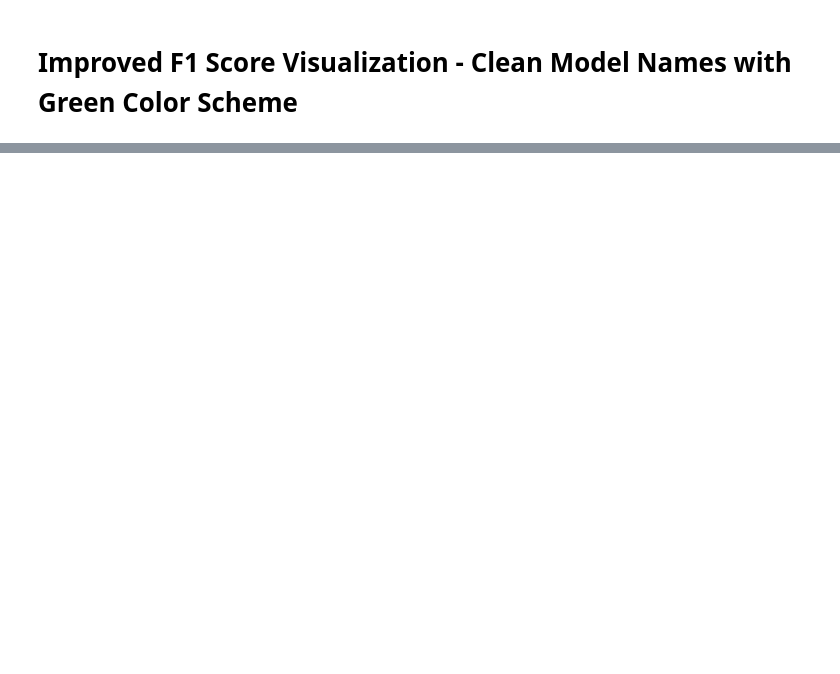
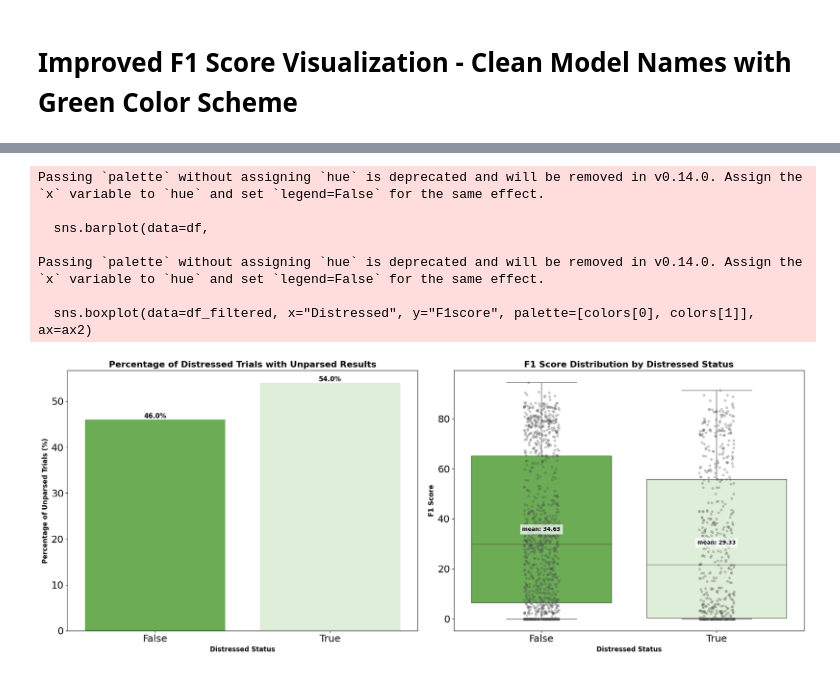
Before and after one commit to AaronYuuu/PDF_benchmarking, a Jupyter notebook: graphs/vis.ipynb, the cells around one changed output, grey strips where cells are left out. Saved outputs shown, nothing was run; the diff lists cells and outputs as text; code cells hidden in the pictures; blank space fills up the shorter version.

```diff
--- a/graphs/vis.ipynb
+++ b/graphs/vis.ipynb
@@ -790,3 +376,53 @@ GliNER                           NaN       6.23        6.23
 Color Legend:
 Light Green (One-shot): LTNER/GPT-NER prompting
 Dark Green (Zero-shot): Normal prompting
+# %%
+
+fig, (ax1, ax2) = plt.subplots(1, 2, figsize=(20, 8))
+
+# Left plot: Percentage of Distressed Trials with Unparsed Results
+parse_error = data[data["Parsed"] == False]
+distressed_percent = parse_error["Distressed"].value_counts(normalize=True).mul(100)
+df = distressed_percent.reset_index()
+df.columns = ['Distressed', 'proportion']
+
+sns.barplot(data=df,
+            x='Distressed', y='proportion', palette=[colors[0], colors[1]], ax=ax1)
+
+ax1.set_title("Percentage of Distressed Trials with Unparsed Results", fontsize=16, fontweight='bold')
+ax1.set_xlabel("Distressed Status", fontsize=12, fontweight='bold')
+ax1.set_ylabel("Percentage of Unparsed Trials (%)", fontsize=12, fontweight='bold')
+ax1.tick_params(axis='x', rotation=0)
+
+# Add percentage labels on bars
+for container in ax1.containers:
+    ax1.bar_label(container, fmt='%.1f%%', fontsize=12, color='black', fontweight='bold')
+
+# Right plot: F1 Score by Distressed Status
+df_filtered = data[data["Parsed"] != False]  # Filter rows where "Parsed" is not False
+
+sns.boxplot(data=df_filtered, x="Distressed", y="F1score", palette=[colors[0], colors[1]], ax=ax2)
+sns.stripplot(data=df_filtered, x="Distressed", y="F1score", color=".3", dodge=True, alpha=0.3, jitter=True, ax=ax2)
+
+ax2.set_title("F1 Score Distribution by Distressed Status", fontsize=16, fontweight='bold')
+ax2.set_xlabel("Distressed Status", fontsize=12, fontweight='bold')
+ax2.set_ylabel("F1 Score", fontsize=12, fontweight='bold')
+
+# Add median values as text
+median_values = df_filtered.groupby("Distressed")["F1score"].mean()
+for i, (status, median) in enumerate(median_values.items()):
+    ax2.text(i, median + 0.02, f'mean: {median:.2f}',
+            ha='center', va='bottom', fontsize=10, color='black', fontweight='bold',
+            bbox=dict(facecolor='white', edgecolor='none', alpha=0.7))
+
+plt.tight_layout()
+plt.show()
+# %% [output]
+Passing `palette` without assigning `hue` is deprecated and will be removed in v0.14.0. Assign the `x` variable to `hue` and set `legend=False` for the same effect.
+
+  sns.barplot(data=df,
+
+Passing `palette` without assigning `hue` is deprecated and will be removed in v0.14.0. Assign the `x` variable to `hue` and set `legend=False` for the same effect.
+
+  sns.boxplot(data=df_filtered, x="Distressed", y="F1score", palette=[colors[0], colors[1]], ax=ax2)
+[figure, added]
```
Also changed, not shown: parts of 51 cells of this notebook, 8 other files.
